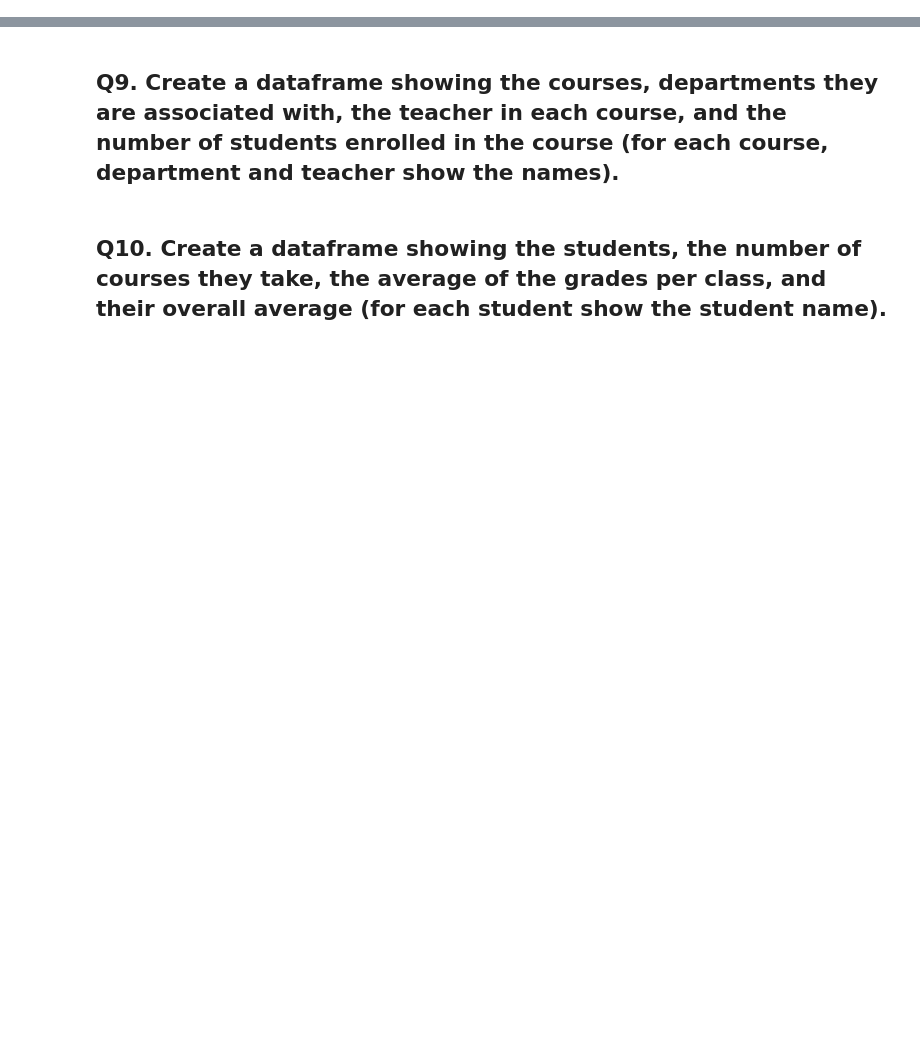
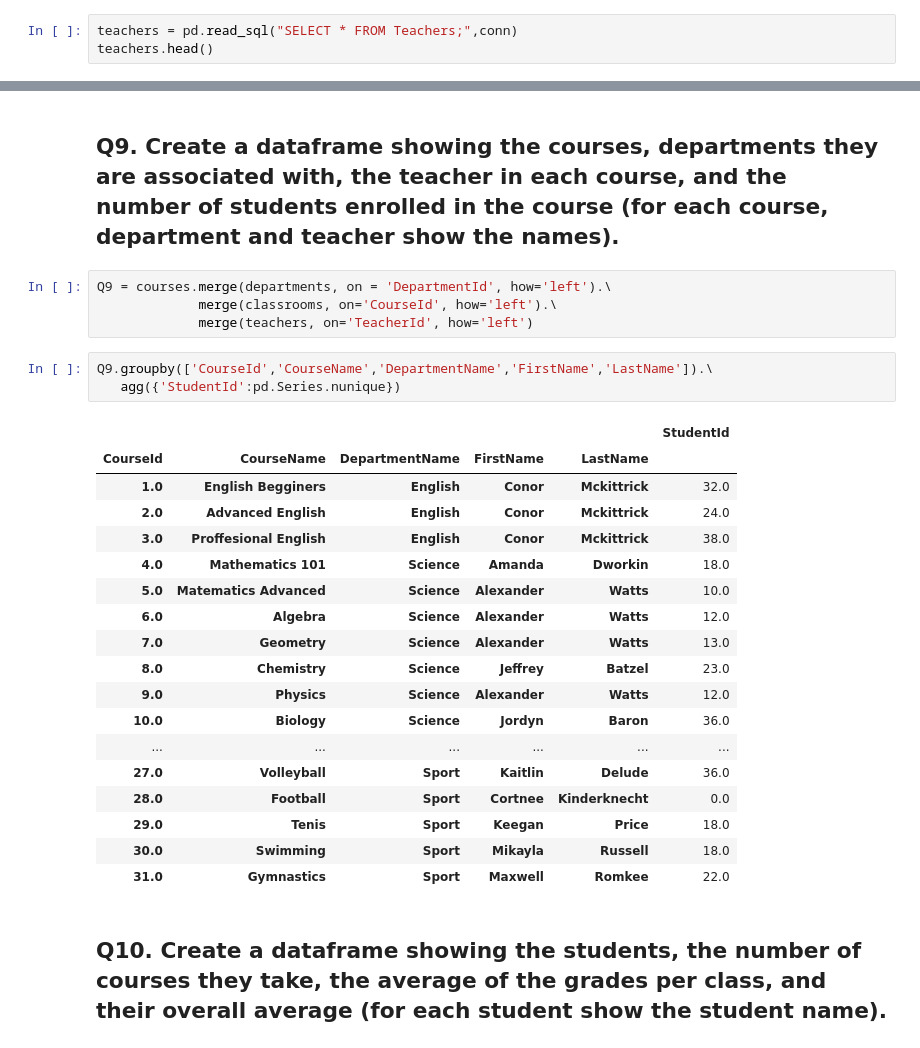
Before and after one commit to EtiMayer/DataScience, a Jupyter notebook: python/Python-final.ipynb, the cells around one changed output, grey strips where cells are left out. Drawn from its saved outputs; the diff is of its cells as text; blank space fills up the shorter version.

```diff
--- a/python/Python-final.ipynb
+++ b/python/Python-final.ipynb
@@ -51,3 +51,6 @@ classrooms.head()
 | 2 | 1.0 | 232.0 | 82.396587 |
 | 3 | 1.0 | 123.0 | 62.420449 |
 | 4 | 1.0 | 274.0 | 72.569900 |
+# %%
+teachers = pd.read_sql("SELECT * FROM Teachers;",conn)
+teachers.head()
@@ -159,4 +232,30 @@ Q3
 # %% [markdown]
 ## Q9. Create a dataframe showing the courses, departments they are associated with, the teacher in each course, and the number of students enrolled in the course (for each course, department and teacher show the names).
+# %%
+Q9 = courses.merge(departments, on = 'DepartmentId', how='left').\
+             merge(classrooms, on='CourseId', how='left').\
+             merge(teachers, on='TeacherId', how='left')
+# %%
+Q9.groupby(['CourseId','CourseName','DepartmentName','FirstName','LastName']).\
+   agg({'StudentId':pd.Series.nunique})
+# %% [output]
+|  |  |  |  |  | StudentId |
+| CourseId | CourseName | DepartmentName | FirstName | LastName |  |
+| 1.0 | English Begginers | English | Conor | Mckittrick | 32.0 |
+| 2.0 | Advanced English | English | Conor | Mckittrick | 24.0 |
+| 3.0 | Proffesional English | English | Conor | Mckittrick | 38.0 |
+| 4.0 | Mathematics 101 | Science | Amanda | Dworkin | 18.0 |
+| 5.0 | Matematics Advanced | Science | Alexander | Watts | 10.0 |
+| 6.0 | Algebra | Science | Alexander | Watts | 12.0 |
+| 7.0 | Geometry | Science | Alexander | Watts | 13.0 |
+| 8.0 | Chemistry | Science | Jeffrey | Batzel | 23.0 |
+| 9.0 | Physics | Science | Alexander | Watts | 12.0 |
+| 10.0 | Biology | Science | Jordyn | Baron | 36.0 |
+| ... | ... | ... | ... | ... | ... |
+| 27.0 | Volleyball | Sport | Kaitlin | Delude | 36.0 |
+| 28.0 | Football | Sport | Cortnee | Kinderknecht | 0.0 |
+| 29.0 | Tenis | Sport | Keegan | Price | 18.0 |
+| 30.0 | Swimming | Sport | Mikayla | Russell | 18.0 |
+| 31.0 | Gymnastics | Sport | Maxwell | Romkee | 22.0 |
 # %% [markdown]
 ## Q10. Create a dataframe showing the students, the number of courses they take, the average of the grades per class, and their overall average (for each student show the student name).
```
Also changed, not shown: parts of 17 cells of this notebook.
